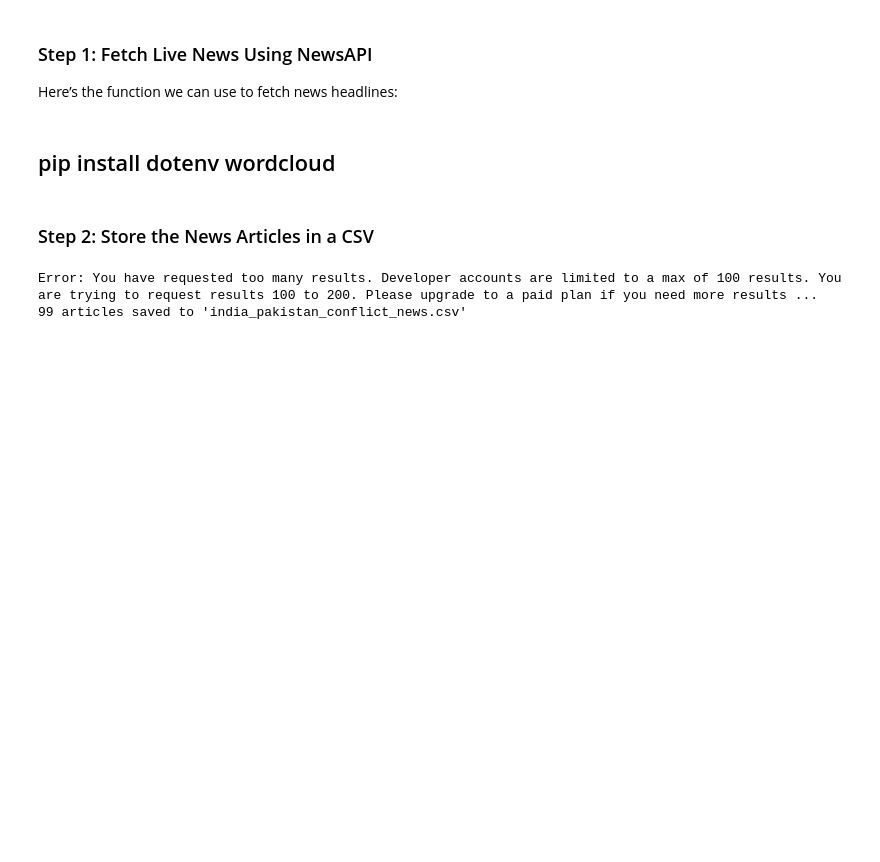
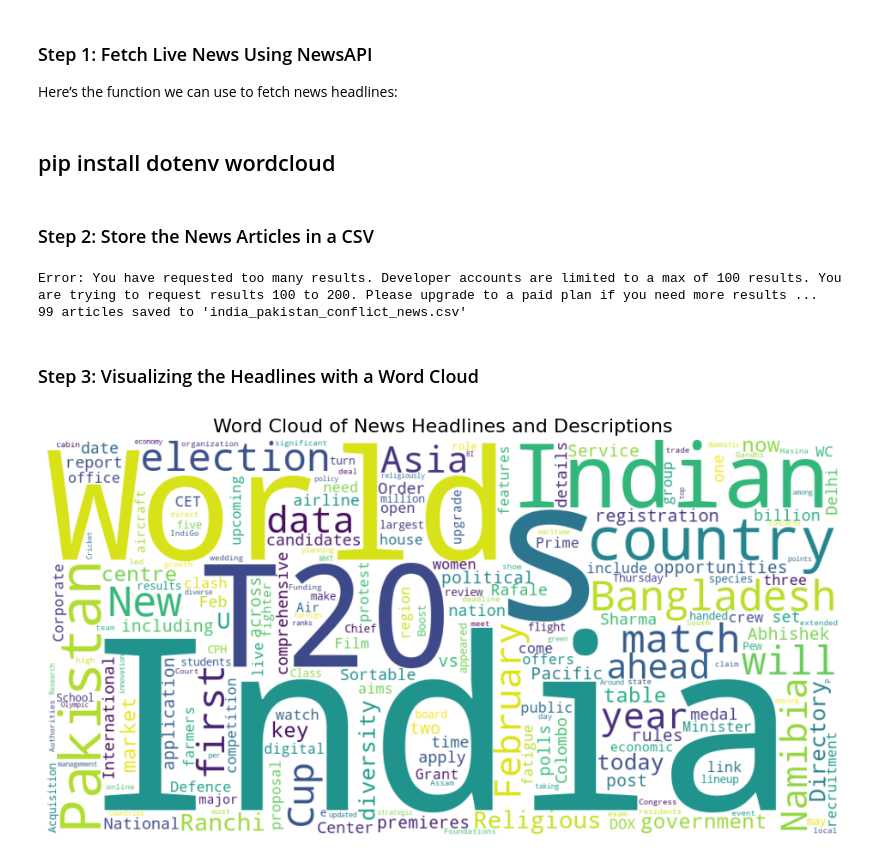
Before and after one commit to AdnanTaj01/data-cleaning-and-preprocessing-pipelines, a Jupyter notebook: Data_cleaning_pipeline_with_pandas/Data_collection_using_API/data_collection_using_api.ipynb, the cells around one changed output. Cells and saved outputs as stored; diff of their text form; code cells hidden in the pictures; blank space fills up the shorter version.

Commit message:
Add visualization

```diff
--- a/Data_cleaning_pipeline_with_pandas/Data_collection_using_API/data_collection_using_api.ipynb
+++ b/Data_cleaning_pipeline_with_pandas/Data_collection_using_API/data_collection_using_api.ipynb
@@ -88,3 +88,23 @@ print(f"{len(df)} articles saved to 'india_pakistan_conflict_news.csv'")
 # %% [output]
 Error: You have requested too many results. Developer accounts are limited to a max of 100 results. You are trying to request results 100 to 200. Please upgrade to a paid plan if you need more results ...
 99 articles saved to 'india_pakistan_conflict_news.csv'
+# %% [markdown]
+### Step 3: Visualizing the Headlines with a Word Cloud
+# %%
+from wordcloud import WordCloud
+import matplotlib.pyplot as plt
+
+# combine title and description text for word cloud
+text_data = df['title'].fillna('') + ' ' + df['description'].fillna('')
+combined_text = ' '.join(text_data.tolist())
+
+# generate word cloud
+wordcloud = WordCloud(width=1000, height=500, background_color='white', collocations=False).generate(combined_text)
+
+plt.figure(figsize=(12, 6))
+plt.imshow(wordcloud, interpolation='bilinear')
+plt.axis('off')
+plt.title("Word Cloud of News Headlines and Descriptions", fontsize=16)
+plt.show()
+# %% [output]
+[figure, added]
```
